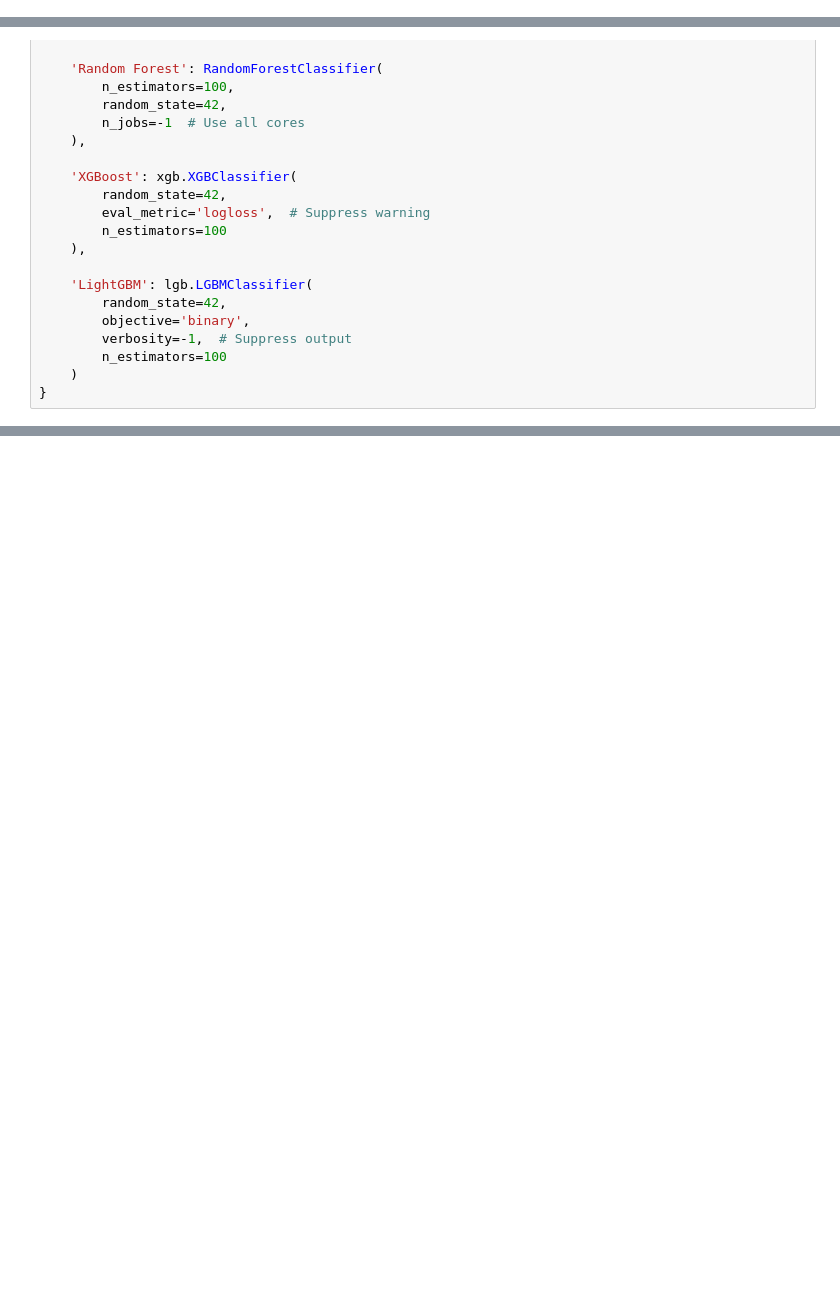
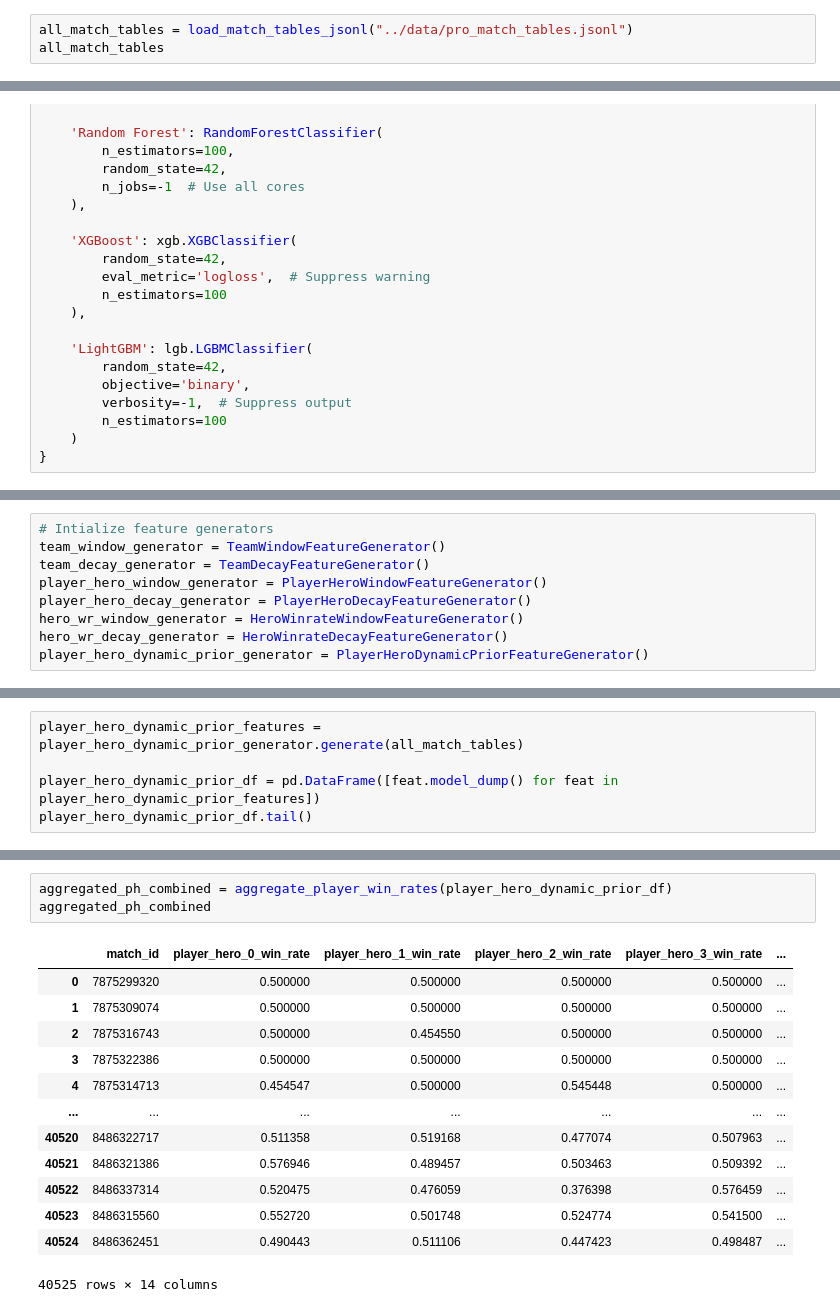
Before and after one commit to Haochen92/dota2pred, a Jupyter notebook: model_factory/notebook/feature_engineering.ipynb, the cells around one changed output, grey strips where cells are left out. Drawn from its saved outputs; the diff is of its cells as text; blank space fills up the shorter version.

```diff
--- a/model_factory/notebook/feature_engineering.ipynb
+++ b/model_factory/notebook/feature_engineering.ipynb
@@ -56,0 +55,3 @@ Overriding DATABASE_URL to: postgresql+asyncpg://liuhaochen:110799@localhost:600
+# %%
+all_match_tables = load_match_tables_jsonl("../data/pro_match_tables.jsonl")
+all_match_tables
@@ -658,0 +164,9 @@ LightGBM Accuracy: 0.598 (59.8%)
+# %%
+# Intialize feature generators
+team_window_generator = TeamWindowFeatureGenerator()
+team_decay_generator = TeamDecayFeatureGenerator()
+player_hero_window_generator = PlayerHeroWindowFeatureGenerator()
+player_hero_decay_generator = PlayerHeroDecayFeatureGenerator()
+hero_wr_window_generator = HeroWinrateWindowFeatureGenerator()
+hero_wr_decay_generator = HeroWinrateDecayFeatureGenerator()
+player_hero_dynamic_prior_generator = PlayerHeroDynamicPriorFeatureGenerator()
@@ -658,0 +724,5 @@ LightGBM Accuracy: 0.598 (59.8%)
+# %%
+player_hero_dynamic_prior_features = player_hero_dynamic_prior_generator.generate(all_match_tables)
+
+player_hero_dynamic_prior_df = pd.DataFrame([feat.model_dump() for feat in player_hero_dynamic_prior_features])
+player_hero_dynamic_prior_df.tail()
@@ -658,0 +862,17 @@ LightGBM Accuracy: 0.598 (59.8%)
+# %%
+aggregated_ph_combined = aggregate_player_win_rates(player_hero_dynamic_prior_df)
+aggregated_ph_combined
+# %% [output]
+|  | match_id | player_hero_0_win_rate | player_hero_1_win_rate | player_hero_2_win_rate | player_hero_3_win_rate | ... |
+| 0 | 7875299320 | 0.500000 | 0.500000 | 0.500000 | 0.500000 | ... |
+| 1 | 7875309074 | 0.500000 | 0.500000 | 0.500000 | 0.500000 | ... |
+| 2 | 7875316743 | 0.500000 | 0.454550 | 0.500000 | 0.500000 | ... |
+| 3 | 7875322386 | 0.500000 | 0.500000 | 0.500000 | 0.500000 | ... |
+| 4 | 7875314713 | 0.454547 | 0.500000 | 0.545448 | 0.500000 | ... |
+| ... | ... | ... | ... | ... | ... | ... |
+| 40520 | 8486322717 | 0.511358 | 0.519168 | 0.477074 | 0.507963 | ... |
+| 40521 | 8486321386 | 0.576946 | 0.489457 | 0.503463 | 0.509392 | ... |
+| 40522 | 8486337314 | 0.520475 | 0.476059 | 0.376398 | 0.576459 | ... |
+| 40523 | 8486315560 | 0.552720 | 0.501748 | 0.524774 | 0.541500 | ... |
+| 40524 | 8486362451 | 0.490443 | 0.511106 | 0.447423 | 0.498487 | ... |
+40525 rows × 14 columns
```
Also changed, not shown: parts of 120 cells of this notebook.
